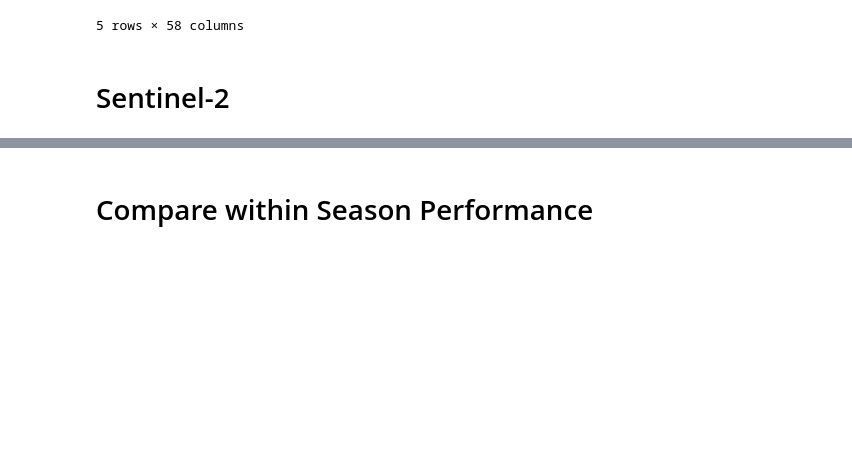
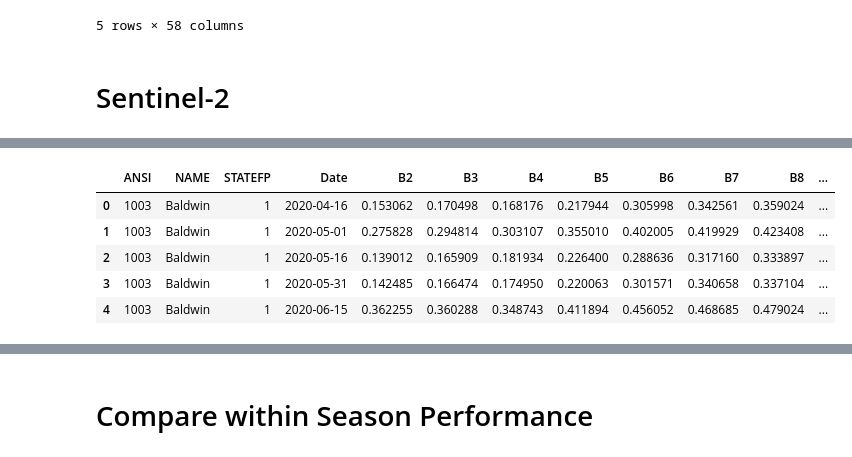
Before and after one commit to suffenjoy/Corn_Soy_Yield_Prediction_S2, a Jupyter notebook: Corn_Soy_Yield_DataCleaning.ipynb, the cells around one changed output, grey strips where cells are left out. Cells and saved outputs as stored; diff of their text form; code cells hidden in the pictures; blank space fills up the shorter version.

```diff
--- a/Corn_Soy_Yield_DataCleaning.ipynb
+++ b/Corn_Soy_Yield_DataCleaning.ipynb
@@ -341,3 +391,32 @@ df_all_nona.head()
 5 rows × 58 columns
 # %% [markdown]
 # Sentinel-2
+# %%
+for year in Years:
+  for crop in Crops:
+    #df_path = glob.glob(path_s2+'Raw/s2_'+crop+year+'_10m.csv')
+    df = pd.read_csv(path_s2+'Raw/s2_'+''+crop+year+'_10m.csv')
+    #Get Date column
+    df.rename(columns = {'system:index':'Date'}, inplace = True)
+    df['Date'] = df['Date'].str.split('T',1).str[0]
+    df['Date'] = pd.to_datetime(df['Date'], format = '%Y%m%d')
+    #aggregate if there are more than one observation per date
+    df_agg = df.groupby(['Date','ANSI','NAME','STATEFP']).agg('mean')
+    df_agg.reset_index(inplace = True)
+    #resample to every 15 dates
+    df_resample = df_agg.set_index('Date').groupby(['ANSI','NAME','STATEFP']).resample('15D', origin = pd.to_datetime(year+'-05-01'),label = 'right').agg({'B2': 'mean', 'B3':'mean','B4':'mean','B5':'mean','B6':'mean','B7':'mean','B8':'mean','B11':'mean'})
+    df_resample = df_resample.reset_index()
+    print(df_resample['Date'].unique())
+    print(df_resample.isnull().sum())
+    #add year columns
+    #df_resample['Year'] = df_resample['Date'].dt.strftime('%Y')
+    #df_resample['Date'] = df_resample['Date'].dt.strftime('%m-%d')
+    df_resample.to_csv(path_s2+'Processed/'+'S2_'+crop+'_'+year+'.csv')
+    #convert to pivot
+    #df_pivot = pd.pivot_table(df_resample.reset_index(), values = ['B2','B3','B4','B5','B6','B7','B8','B11'], index = ['ANSI','NAME','STATEFP'],columns = 'Date' , aggfunc = 'mean')
+    #df_pivot = df_pivot.reset_index()
+    #print(df_pivot.shape)
+    #drop nan
+    #df_pivot_nona = df_pivot.dropna()
+    #export to csv
+    #df_pivot_nona.to_csv(path_s2+'Processed/'+'S2_'+crop+'_'+year+'_pivot'+'.csv')
@@ -343,0 +441,9 @@ df_all_nona.head()
+# %%
+df_resample.head()
+# %% [output]
+|  | ANSI | NAME | STATEFP | Date | B2 | B3 | B4 | B5 | B6 | B7 | B8 | ... |
+| 0 | 1003 | Baldwin | 1 | 2020-04-16 | 0.153062 | 0.170498 | 0.168176 | 0.217944 | 0.305998 | 0.342561 | 0.359024 | ... |
+| 1 | 1003 | Baldwin | 1 | 2020-05-01 | 0.275828 | 0.294814 | 0.303107 | 0.355010 | 0.402005 | 0.419929 | 0.423408 | ... |
+| 2 | 1003 | Baldwin | 1 | 2020-05-16 | 0.139012 | 0.165909 | 0.181934 | 0.226400 | 0.288636 | 0.317160 | 0.333897 | ... |
+| 3 | 1003 | Baldwin | 1 | 2020-05-31 | 0.142485 | 0.166474 | 0.174950 | 0.220063 | 0.301571 | 0.340658 | 0.337104 | ... |
+| 4 | 1003 | Baldwin | 1 | 2020-06-15 | 0.362255 | 0.360288 | 0.348743 | 0.411894 | 0.456052 | 0.468685 | 0.479024 | ... |
```
Also changed, not shown: parts of 16 cells of this notebook.
